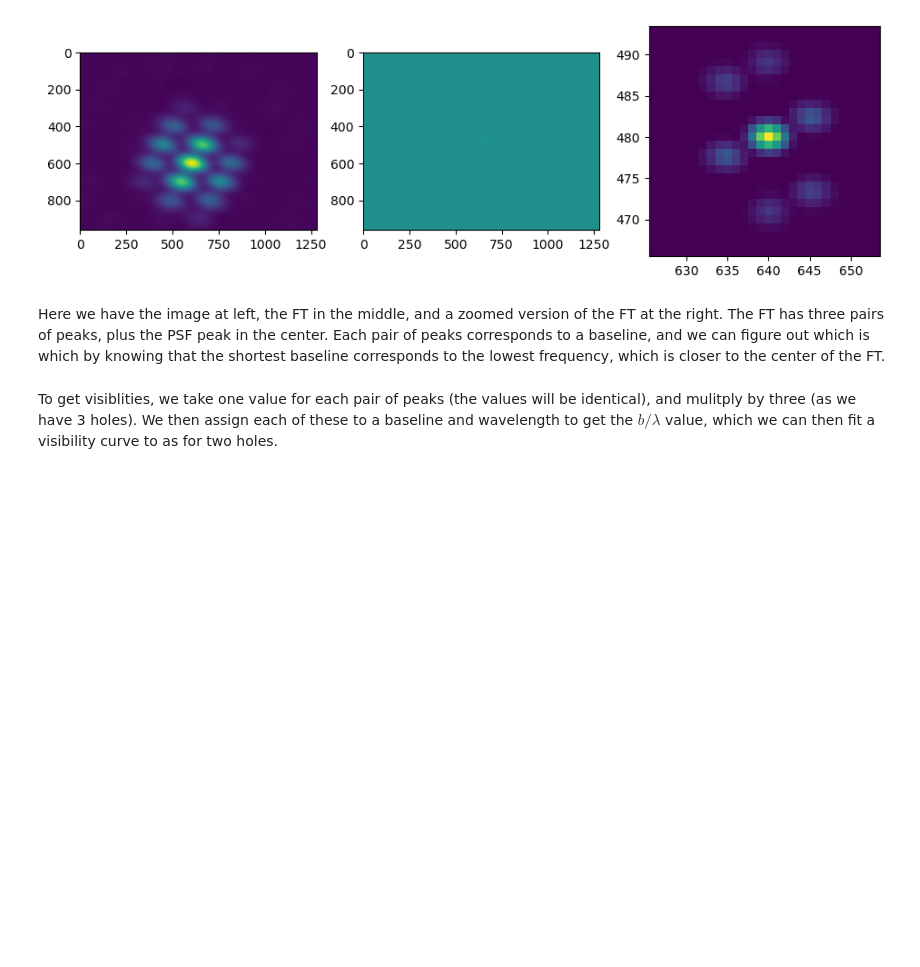
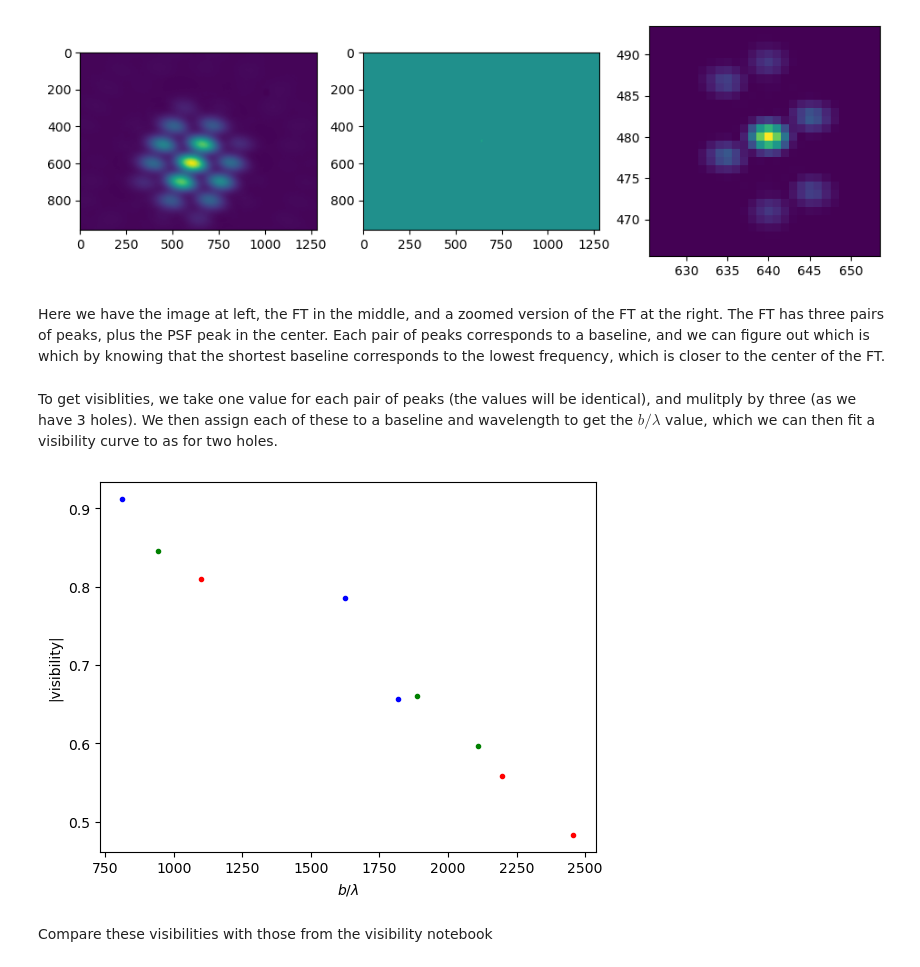
Before and after one commit to drgmk/px-interferometry, a Jupyter notebook: notebooks/3_hole.ipynb, the cells around one changed output. Cells and saved outputs as stored; diff of their text form; code cells hidden in the pictures; blank space fills up the shorter version.

```diff
--- a/notebooks/3_hole.ipynb
+++ b/notebooks/3_hole.ipynb
@@ -105,3 +107,22 @@ To get visiblities, we take one value for each pair of peaks (the values will be
 v_r = np.array([0.270, 0.186, 0.161]) * 3
 v_g = np.array([0.282, 0.220, 0.199]) * 3
 v_b = np.array([0.304, 0.262, 0.219]) * 3
+# %%
+# b / lambda
+lam = np.array([615, 530, 455]) * 1e-9
+r = np.array([0.5, 1, np.sqrt(0.5*0.5+1)])*1e-3
+u_r = r / lam[2]
+u_g = r / lam[1]
+u_b = r / lam[0]
+# %%
+fig, ax = plt.subplots(1, sharex=True)
+ax.plot(u_r, v_r, '.r')
+ax.plot(u_g, v_g, '.g')
+ax.plot(u_b, v_b, '.b')
+ax.set_xlabel('$b/\\lambda$')
+ax.set_ylabel('|visibility|')
+fig.subplots_adjust(hspace=0.1)
+# %% [output]
+[figure, added]
+# %% [markdown]
+Compare these visibilities with those from the visibility notebook
```
Also changed, not shown: parts of 3 cells of this notebook, 4 other files.
